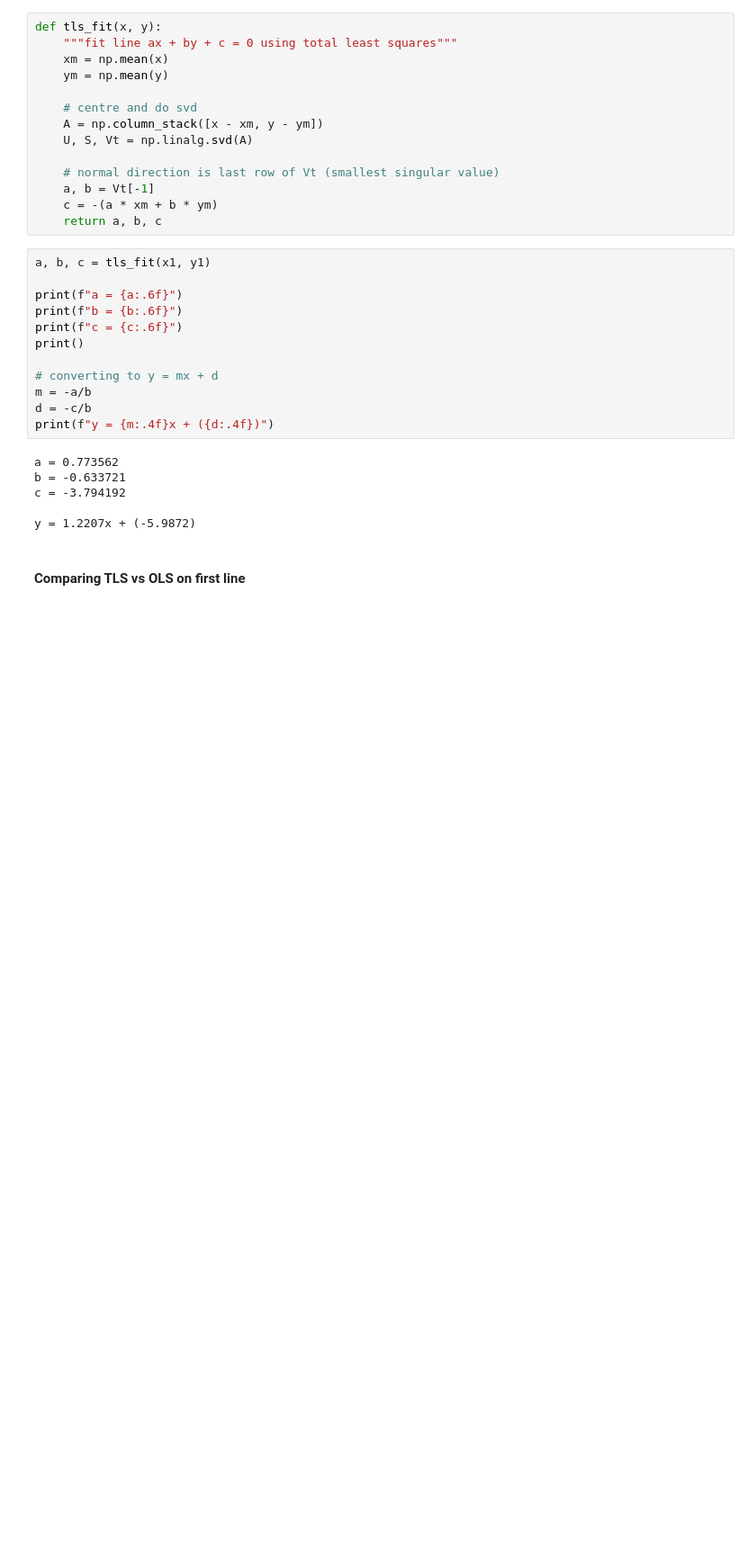
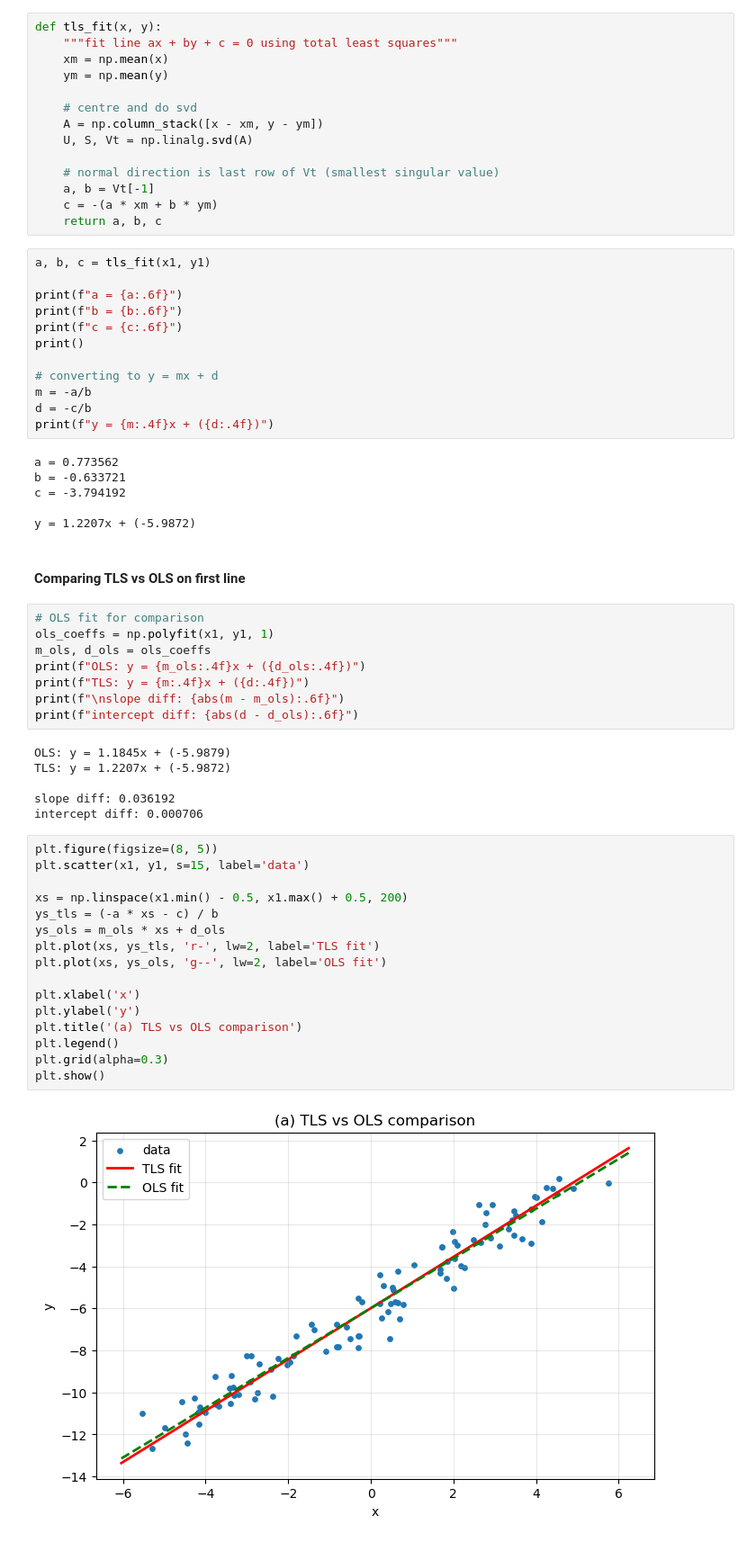
Before and after one commit to JanithRavisanka/Assignment-2, a Jupyter notebook: q1.ipynb, the cells around one changed output. Shown at 90% size. Drawn from its saved outputs; the diff is of its cells as text; blank space fills up the shorter version.

```diff
--- a/q1.ipynb
+++ b/q1.ipynb
@@ -65,3 +65,35 @@ c = -3.794192
 y = 1.2207x + (-5.9872)
 # %% [markdown]
 #### Comparing TLS vs OLS on first line
+# %%
+# OLS fit for comparison
+ols_coeffs = np.polyfit(x1, y1, 1)
+m_ols, d_ols = ols_coeffs
+print(f"OLS: y = {m_ols:.4f}x + ({d_ols:.4f})")
+print(f"TLS: y = {m:.4f}x + ({d:.4f})")
+print(f"\nslope diff: {abs(m - m_ols):.6f}")
+print(f"intercept diff: {abs(d - d_ols):.6f}")
+# %% [output]
+OLS: y = 1.1845x + (-5.9879)
+TLS: y = 1.2207x + (-5.9872)
+
+slope diff: 0.036192
+intercept diff: 0.000706
+# %%
+plt.figure(figsize=(8, 5))
+plt.scatter(x1, y1, s=15, label='data')
+
+xs = np.linspace(x1.min() - 0.5, x1.max() + 0.5, 200)
+ys_tls = (-a * xs - c) / b
+ys_ols = m_ols * xs + d_ols
+plt.plot(xs, ys_tls, 'r-', lw=2, label='TLS fit')
+plt.plot(xs, ys_ols, 'g--', lw=2, label='OLS fit')
+
+plt.xlabel('x')
+plt.ylabel('y')
+plt.title('(a) TLS vs OLS comparison')
+plt.legend()
+plt.grid(alpha=0.3)
+plt.show()
+# %% [output]
+[figure, added]
```
Also changed, not shown: parts of 3 cells of this notebook.
